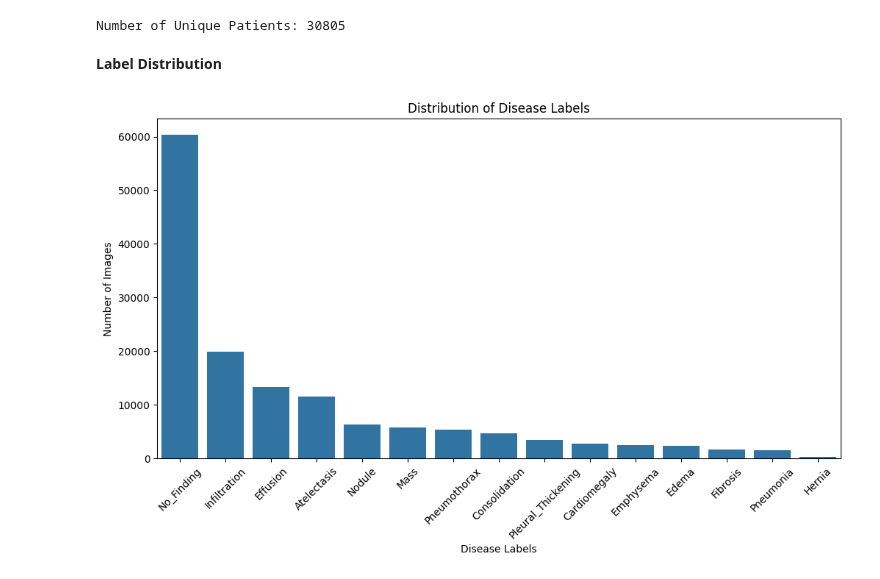
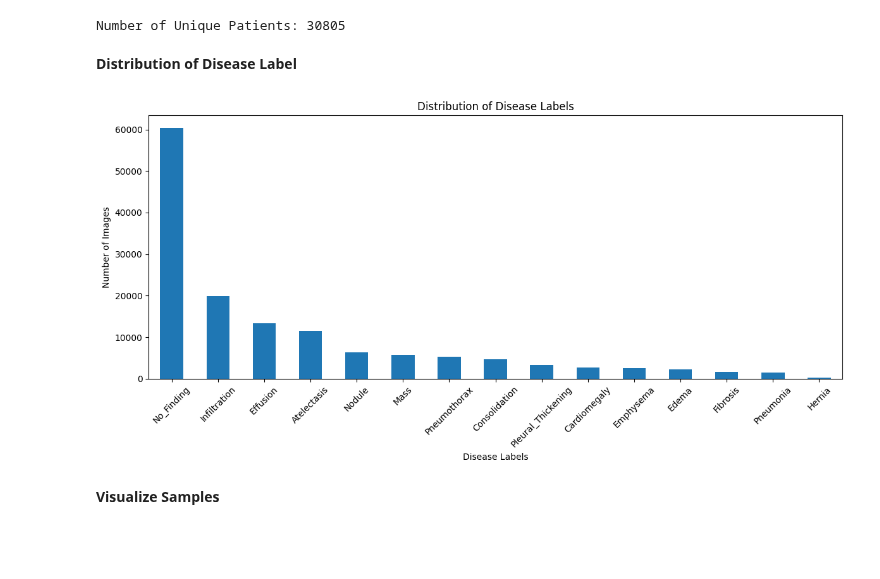
Before and after one commit to bjorneme/master_thesis, a Jupyter notebook: EDA/EDA_ChestX_ray14.ipynb, the cells around one changed output. Cells and saved outputs as stored; diff of their text form; code cells hidden in the pictures; blank space fills up the shorter version.

```diff
--- a/EDA/EDA_ChestX_ray14.ipynb
+++ b/EDA/EDA_ChestX_ray14.ipynb
@@ -78,18 +90,18 @@ print(f"Number of Unique Patients: {unique_patients}")
 # %% [output]
 Number of Unique Patients: 30805
 # %% [markdown]
-**Label Distribution**
+**Distribution of Disease Label**
 # %%
-# Sum the counts for each disease label
+# Sum counts of disease labels including 'No_Finding' and sort them
 label_counts = labels_df[disease_labels + ['No_Finding']].sum().sort_values(ascending=False)
 
-# Create a bar plot for each of the labels
-plt.figure(figsize=(12, 6))
-sns.barplot(x=label_counts.index, y=label_counts.values)
-plt.xticks(rotation=45)
-plt.title("Distribution of Disease Labels")
+# Plot the distribution
+label_counts.plot(kind='bar', figsize=(12, 6), title="Distribution of Disease Labels", rot=45)
+plt.xlabel("Disease Labels")
 plt.ylabel("Number of Images")
-plt.xlabel("Disease Labels")
+plt.tight_layout()
 plt.show()
 # %% [output]
-[figure, old version]
+[figure, new version]
+# %% [markdown]
+**Visualize Samples**
```
Also changed, not shown: parts of 3 cells of this notebook, 1 other file.
